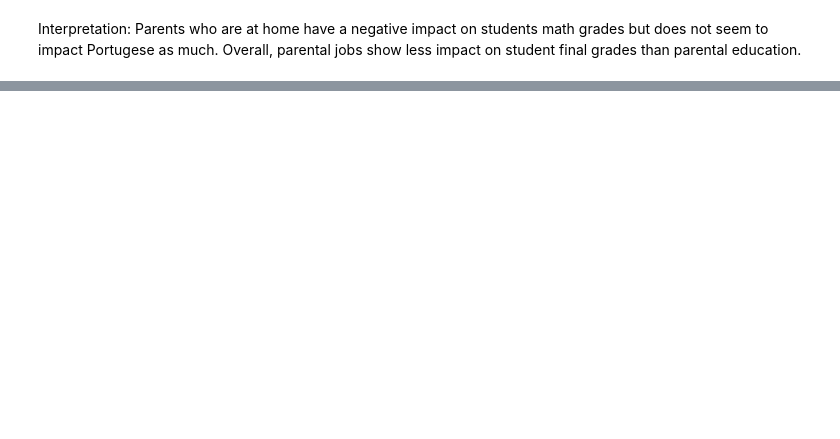
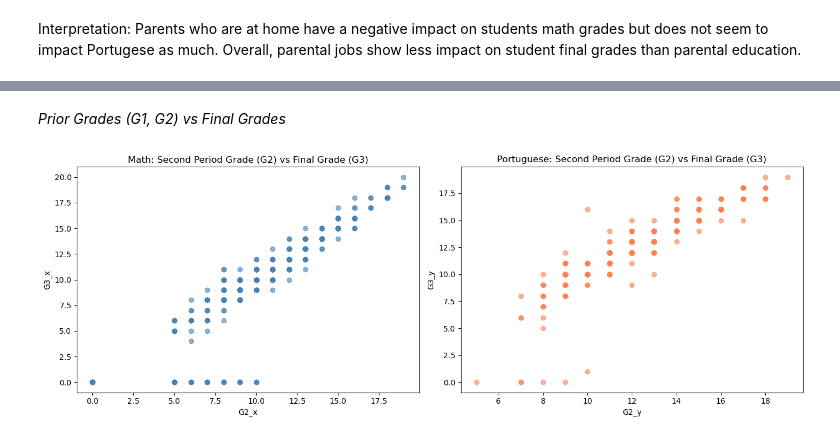
Before and after one commit to marias-25/Project, a Jupyter notebook: EDA.ipynb, the cells around one changed output, grey strips where cells are left out. Drawn from its saved outputs; the diff is of its cells as text; code cells hidden in the pictures; blank space fills up the shorter version.

```diff
--- a/EDA.ipynb
+++ b/EDA.ipynb
@@ -763,0 +1039,22 @@ Interpretation: Parents who are at home have a negative impact on students math
+# %% [markdown]
+*Prior Grades (G1, G2) vs Final Grades*
+# %%
+# Scatter plot: G2 vs G3 for both subjects
+fig, axes = plt.subplots(1, 2, figsize=(14, 5))
+
+# Math
+axes[0].scatter(student_merged['G2_x'], student_merged['G3_x'], alpha=0.6, color='steelblue')
+axes[0].set_title('Math: Second Period Grade (G2) vs Final Grade (G3)')
+axes[0].set_xlabel('G2_x')
+axes[0].set_ylabel('G3_x')
+
+# Portuguese
+axes[1].scatter(student_merged['G2_y'], student_merged['G3_y'], alpha=0.6, color='coral')
+axes[1].set_title('Portuguese: Second Period Grade (G2) vs Final Grade (G3)')
+axes[1].set_xlabel('G2_y')
+axes[1].set_ylabel('G3_y')
+
+plt.tight_layout()
+plt.show()
+# %% [output]
+[figure, added]
```
Also changed, not shown: parts of 39 cells of this notebook, 9 other files.
